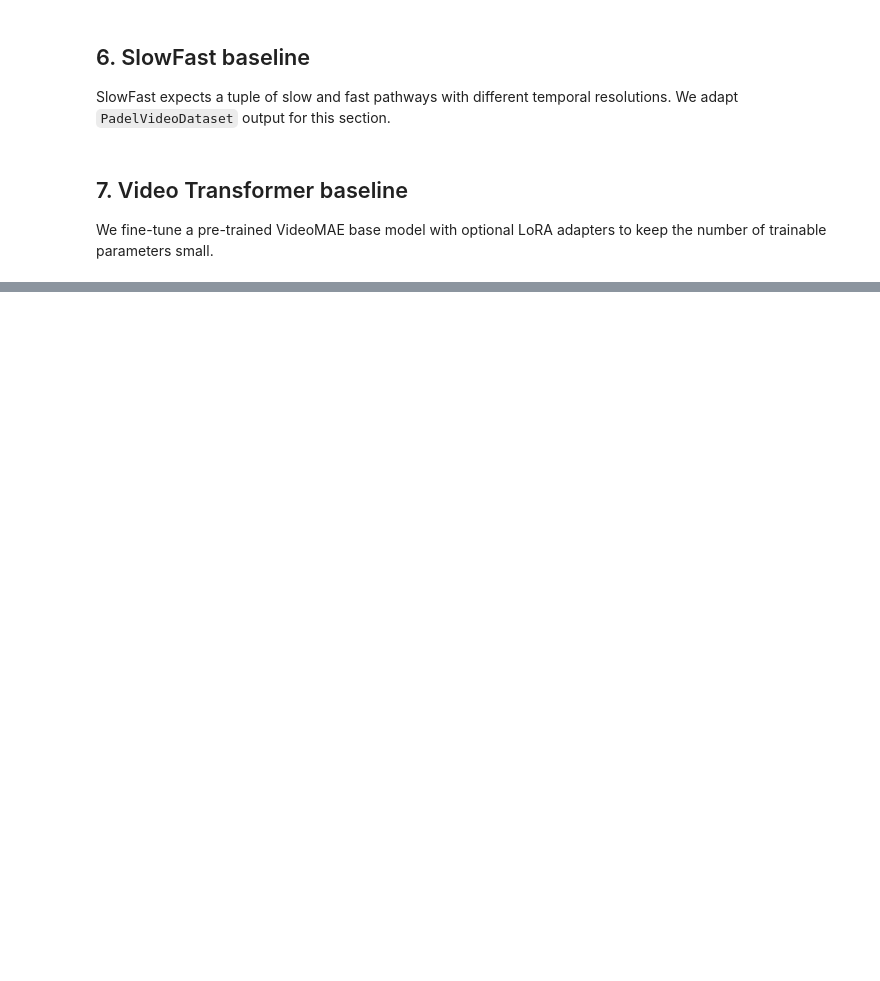
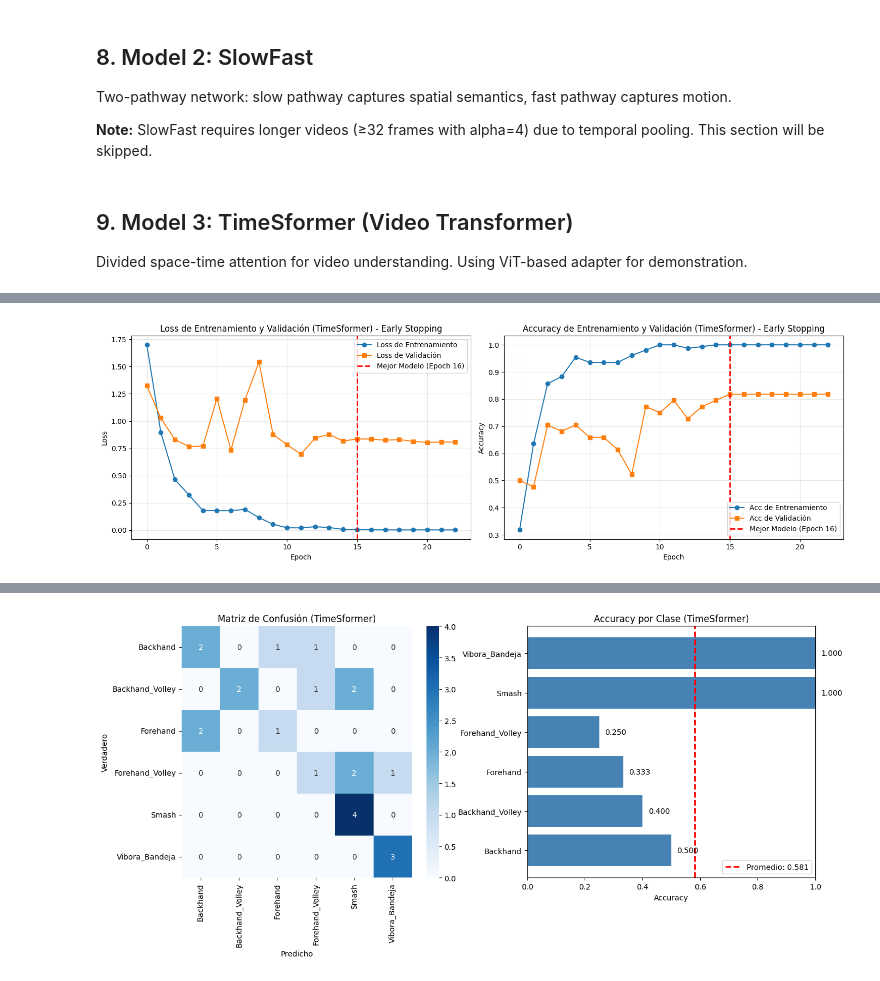
Before and after one commit to romogo17/padel-cv, a Jupyter notebook: notebooks/stroke-classification-video.ipynb, the cells around one changed output, grey strips where cells are left out. Drawn from its saved outputs; the diff is of its cells as text; code cells hidden in the pictures; blank space fills up the shorter version.

Commit message:
feat: refactors and updates video notebook

```diff
--- a/notebooks/stroke-classification-video.ipynb
+++ b/notebooks/stroke-classification-video.ipynb
@@ -191,3 +775,5 @@ i3d_model, i3d_best_acc = fit_model(i3d_model, train_loader, val_loader, epochs=
 # %% [markdown]
-## 6. SlowFast baseline
-SlowFast expects a tuple of slow and fast pathways with different temporal resolutions. We adapt `PadelVideoDataset` output for this section.
+## 8. Model 2: SlowFast
+Two-pathway network: slow pathway captures spatial semantics, fast pathway captures motion.
+
+**Note:** SlowFast requires longer videos (≥32 frames with alpha=4) due to temporal pooling. This section will be skipped.
@@ -213,40 +780,48 @@ slowfast_model, slowfast_best_acc = fit_model(slowfast_model, train_loader, val_
 # %% [markdown]
-## 7. Video Transformer baseline
-We fine-tune a pre-trained VideoMAE base model with optional LoRA adapters to keep the number of trainable parameters small.
+## 9. Model 3: TimeSformer (Video Transformer)
+Divided space-time attention for video understanding. Using ViT-based adapter for demonstration.
 # %%
-peft_available = False
-try:
-    from peft import LoraConfig, get_peft_model
-    peft_available = True
-except ImportError:
-    print('Install peft for LoRA fine-tuning (pip install peft). Falling back to full fine-tune.')
+# Create data loaders specifically for TimeSformer with a reduced batch size to the models fit in memory
+train_loader = DataLoader(train_dataset, batch_size=4, shuffle=True, num_workers=0)
+val_loader = DataLoader(val_dataset, batch_size=4, shuffle=False, num_workers=0)
+test_loader = DataLoader(test_dataset, batch_size=4, shuffle=False, num_workers=0)
 
-device = 'cuda' if torch.cuda.is_available() else 'cpu'
-processor = VideoMAEImageProcessor.from_pretrained('MCG-NJU/videomae-base')
-videomae_core = VideoMAEForVideoClassification.from_pretrained(
-    'MCG-NJU/videomae-base',
-    label2id=train_dataset.label2id,
-    id2label={v: k for k, v in train_dataset.label2id.items()}
+# Load pretrained TimeSformer from HuggingFace
+print('Loading TimeSformer from HuggingFace...')
+timesformer_model_base = TimesformerForVideoClassification.from_pretrained(
+    "facebook/timesformer-base-finetuned-k400"
 )
-if peft_available:
-    lora_config = LoraConfig(r=16, lora_alpha=32, target_modules=['query','value'])
-    videomae_core = get_peft_model(videomae_core, lora_config)
-videomae_core.to(device)
 
-class VideoMAEWrapper(nn.Module):
+# Replace classification head for our task
+timesformer_model_base.classifier = nn.Sequential(
+    nn.Dropout(0.5),
+    nn.Linear(timesformer_model_base.config.hidden_size, num_classes)
+)
+
+timesformer_model = timesformer_model_base.to(device)
+print(f'TimeSformer model loaded. Trainable params: {sum(p.numel() for p in timesformer_model.parameters() if p.requires_grad):,}')
+
+# Adapter to convert our data format to TimeSformer input format
+class TimeSformerAdapter(nn.Module):
     def __init__(self, base_model):
         super().__init__()
         self.base_model = base_model
-    def forward(self, pixel_values):
-        return self.base_model(pixel_values=pixel_values).logits
 
-videomae_model = VideoMAEWrapper(videomae_core).to(device)
+    def forward(self, x):
+        # x: (B, C, T, H, W) - our format
+        # TimeSformer expects: (B, T, C, H, W)
+        B, C, T, H, W = x.shape
+        x = x.permute(0, 2, 1, 3, 4)  # (B, T, C, H, W)
 
-def collate_videomae(batch):
-    videos, labels = zip(*batch)
-    inputs = processor(list(videos), return_tensors='pt')
-    return inputs['pixel_values'], torch.tensor(labels)
+        # TimeSformer expects pixel_values in this format
+        outputs = self.base_model(pixel_values=x)
+        return outputs.logits
 
-train_loader_vm = DataLoader(train_dataset, batch_size=2, shuffle=True, collate_fn=collate_videomae)
-val_loader_vm = DataLoader(val_dataset, batch_size=2, shuffle=False, collate_fn=collate_videomae)
-videomae_model, videomae_best_acc = fit_model(videomae_model, train_loader_vm, val_loader_vm, epochs=8, lr=1e-4)
+timesformer_adapted = TimeSformerAdapter(timesformer_model).to(device)
+
+# Train with early stopping
+timesformer_adapted, timesformer_history = train_model(
+    timesformer_adapted, train_loader, val_loader,
+    epochs=30, lr=1e-4, model_name='timesformer', patience=7
+)
+# %% [output]
@@ -252,0 +845 @@ videomae_model, videomae_best_acc = fit_model(videomae_model, train_loader_vm, v
+[figure, added]
@@ -252,0 +864 @@ videomae_model, videomae_best_acc = fit_model(videomae_model, train_loader_vm, v
+[figure, added]
```
Also changed, not shown: parts of 31 cells of this notebook, 3 other files.
